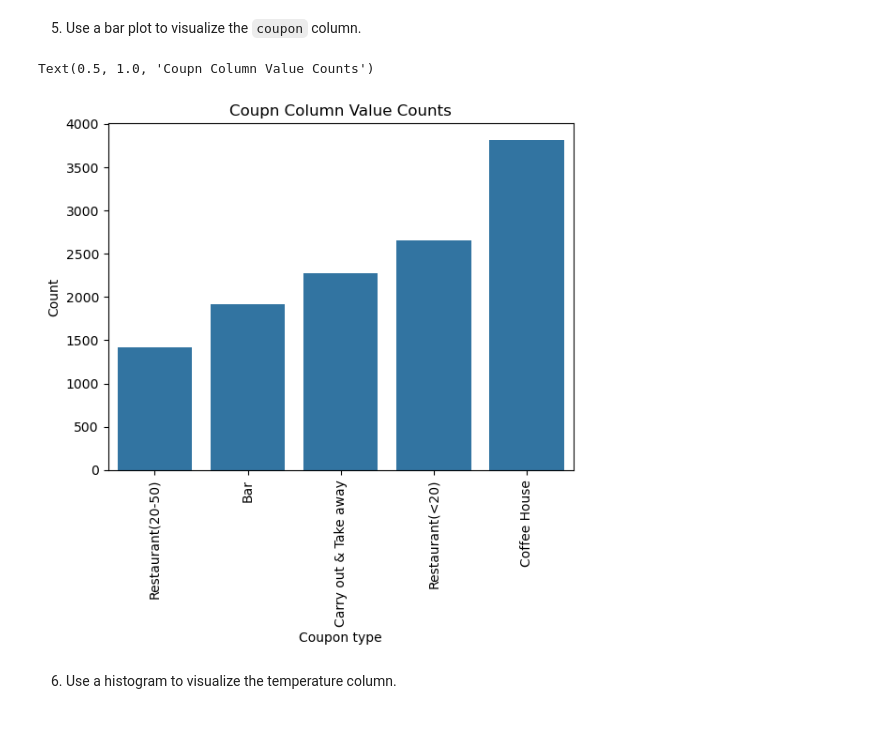
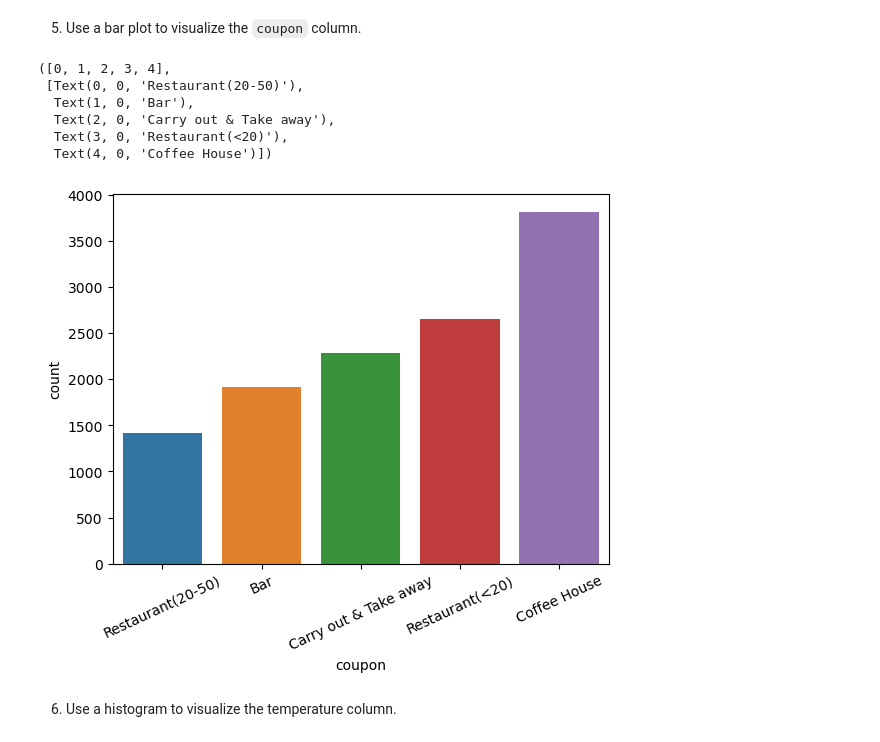
Before and after one commit to eparedes/coupon_data_analysis, a Jupyter notebook: coupons.ipynb, the cells around one changed output. Drawn from its saved outputs; the diff is of its cells as text; code cells hidden in the pictures.

Commit message:
updated barplot with colors

```diff
--- a/coupons.ipynb
+++ b/coupons.ipynb
@@ -245,15 +245,20 @@ accepted_cupon
 # %% [markdown]
 5. Use a bar plot to visualize the `coupon` column.
 # %%
-# no_null_values_df['coupon'].value_counts().sort_values().plot.bar()
-sns.barplot(data=no_null_values_df['coupon'].value_counts().sort_values())
-plt.xlabel("Coupon type")
-plt.xticks(rotation=90)
-plt.ylabel("Count")
-plt.title("Coupn Column Value Counts")
+
+coupons_df = pd.DataFrame(no_null_values_df['coupon'].value_counts().sort_values())
+sns.barplot(coupons_df, x="coupon", y="count", hue="coupon")
+plt.xticks(rotation=25)
+# # plt.ylabel("Count")
+# plt.title("Coupn Column Value Counts")
 # %% [output]
-Text(0.5, 1.0, 'Coupn Column Value Counts')
+([0, 1, 2, 3, 4],
+ [Text(0, 0, 'Restaurant(20-50)'),
+  Text(1, 0, 'Bar'),
+  Text(2, 0, 'Carry out & Take away'),
+  Text(3, 0, 'Restaurant(<20)'),
+  Text(4, 0, 'Coffee House')])
-[figure, old version]
+[figure, new version]
 # %% [markdown]
 6. Use a histogram to visualize the temperature column.
 # %%
```
